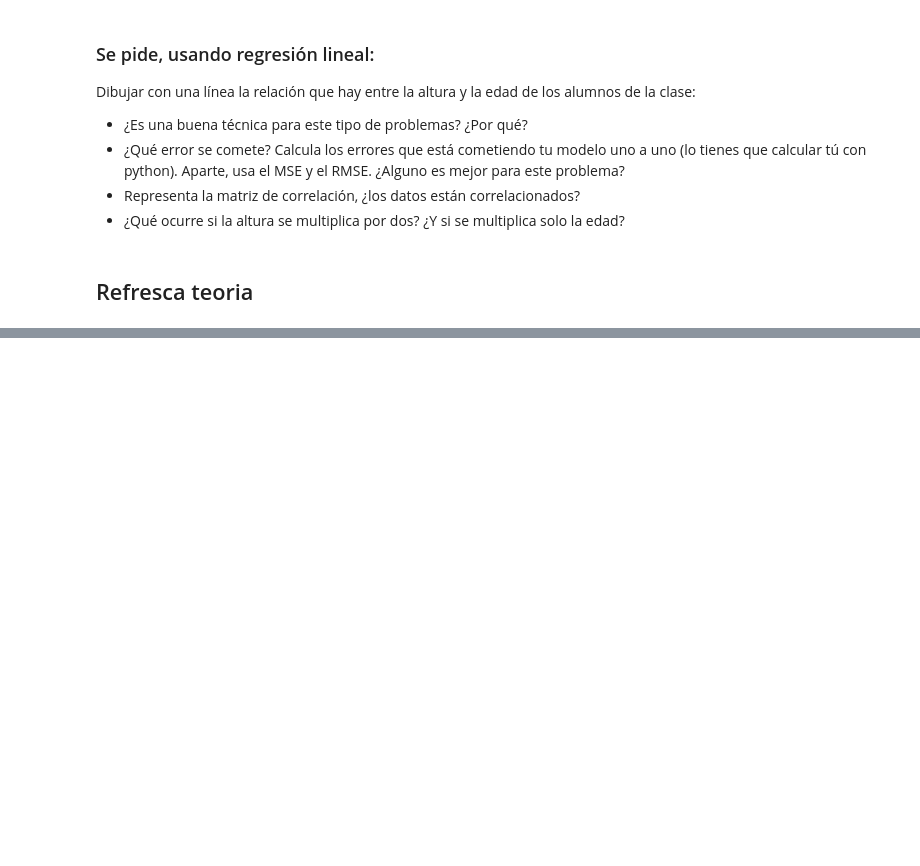
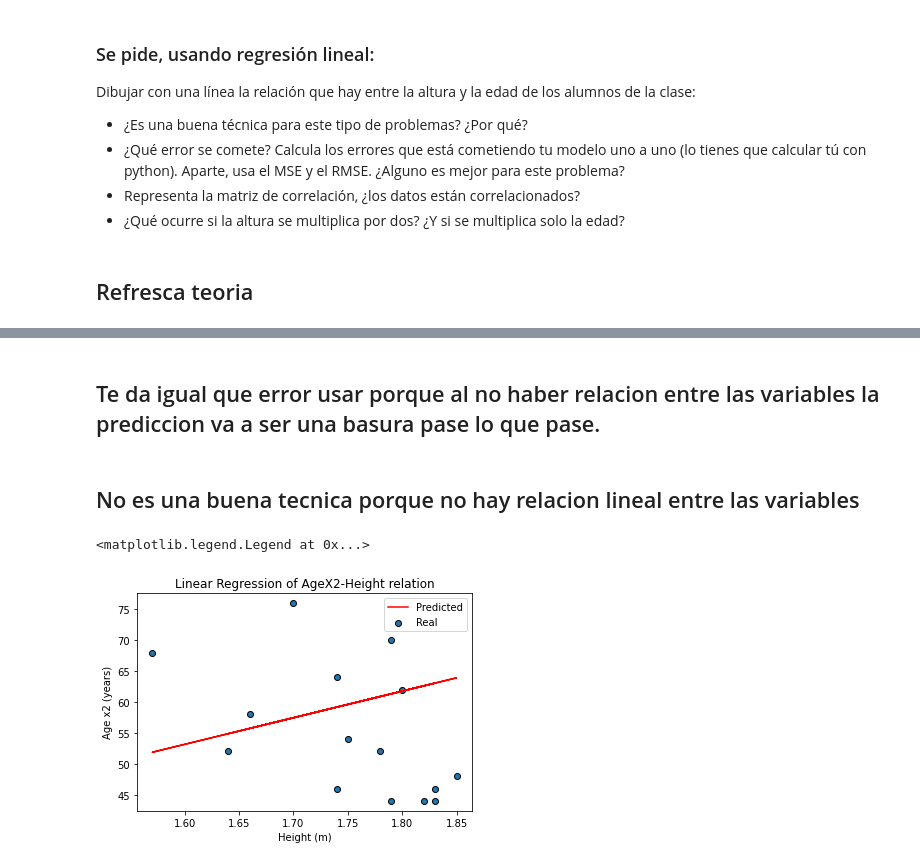
Before and after one commit to alfonsogarcia-git/data_science_nov2020_alfon, a Jupyter notebook: week8/day3/exercises/height_weight_Alfon.ipynb, the cells around one changed output, grey strips where cells are left out. Cells and saved outputs as stored; diff of their text form; code cells hidden in the pictures; blank space fills up the shorter version.

```diff
--- a/week8/day3/exercises/height_weight_Alfon.ipynb
+++ b/week8/day3/exercises/height_weight_Alfon.ipynb
@@ -43,0 +116,35 @@ alturas = list(list(zip(*lista_edad_altura))[1])
+# %% [markdown]
+## Te da igual que error usar porque al no haber relacion entre las variables la prediccion va a ser una basura pase lo que pase.
+# %% [markdown]
+## No es una buena tecnica porque no hay relacion lineal entre las variables
+# %%
+# Multiplicando por 2 las variables
+
+# Primero edad
+
+# Defining variables
+x = np.array(alturas).reshape(-1, 1)
+y = 2 * np.array(edades)
+
+# Creating an instance of the model
+lin_reg = LinearRegression(n_jobs=-1)
+# Splitting the data into 80-20, using age as target and height as independent variable
+alt_train, alt_test, ed_train, ed_test = train_test_split(x, y, test_size=0.8, random_state=101)
+#Training the Data Model
+lin_reg.fit(alt_train, ed_train)
+# Using our model to predict test values
+predictions = lin_reg.predict(alt_test)
+# Score of our model in %
+score_train = lin_reg.score(alt_train, ed_train) * 100
+score_test = lin_reg.score(alt_test, ed_test) * 100
+
+# Visualizacion
+plt.scatter(alt_test, ed_test, edgecolors='black')
+plt.plot(alt_test, predictions, color='red')
+plt.xlabel('Height (m)')
+plt.ylabel('Age x2 (years)')
+plt.title('Linear Regression of AgeX2-Height relation')
+plt.legend(['Predicted', 'Real'])
+# %% [output]
+<matplotlib.legend.Legend at 0x...>
+[figure, added]
```
Also changed, not shown: parts of 9 cells of this notebook, 20 other files.
